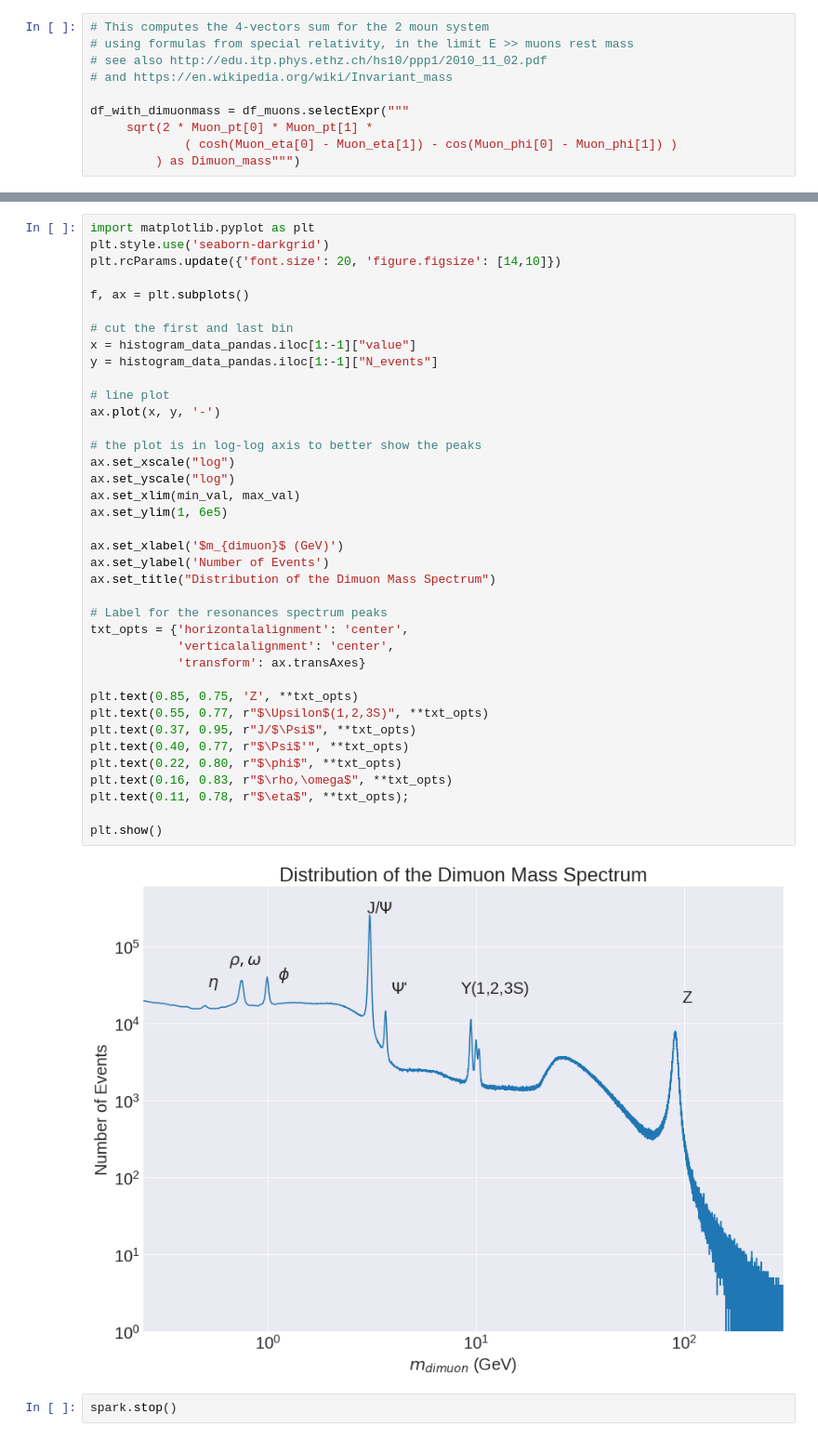
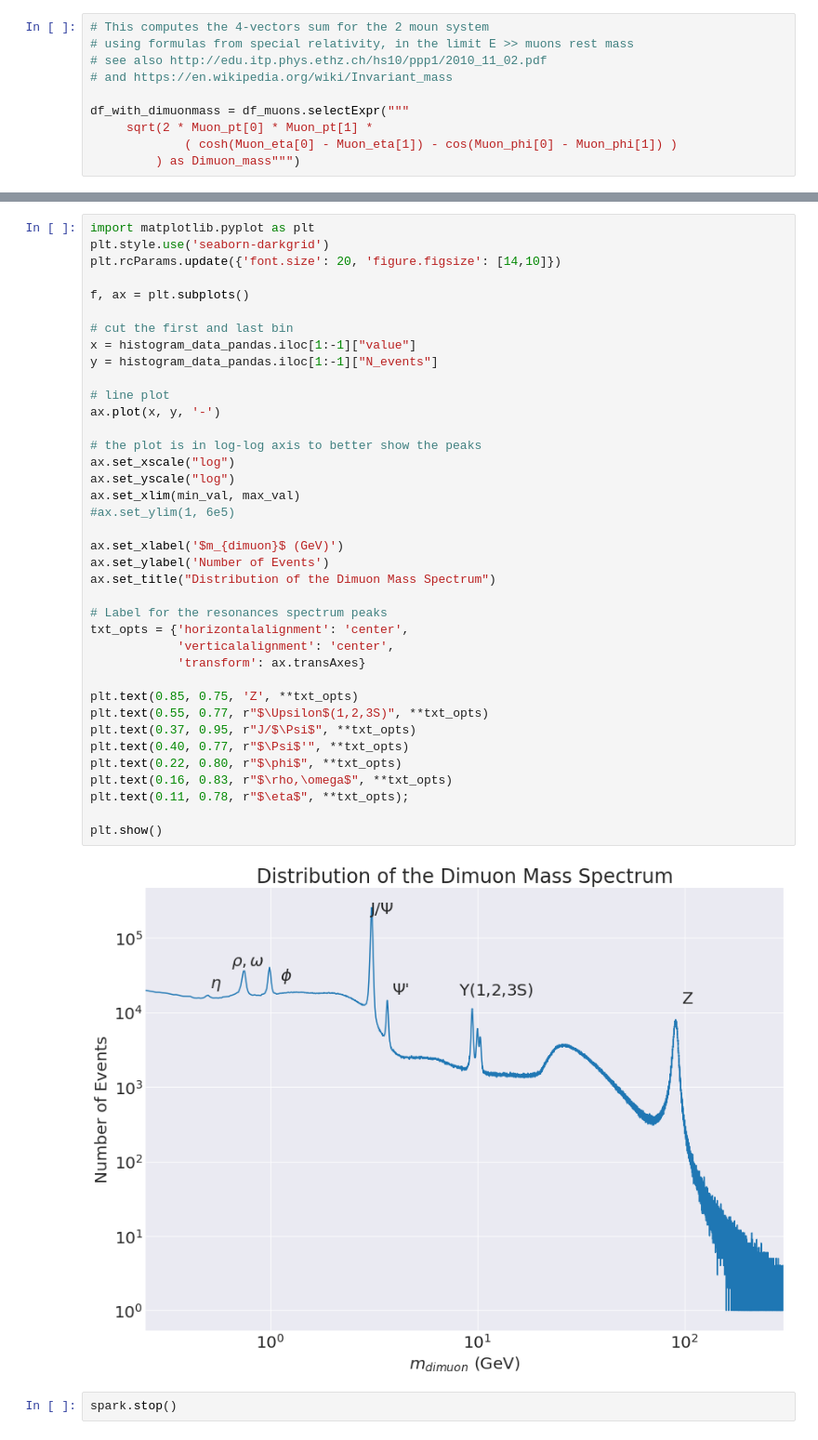
Before and after one commit to LucaCanali/Miscellaneous, a Jupyter notebook: Spark_Physics/Dimuon_mass_spectrum/Dimuon_mass_spectrum_histogram_Spark_DataFrame_CERNSWAN_version.ipynb, the cells around one changed output, grey strips where cells are left out. Shown at 93% size. Drawn from its saved outputs; the diff is of its cells as text.

```diff
--- a/Spark_Physics/Dimuon_mass_spectrum/Dimuon_mass_spectrum_histogram_Spark_DataFrame_CERNSWAN_version.ipynb
+++ b/Spark_Physics/Dimuon_mass_spectrum/Dimuon_mass_spectrum_histogram_Spark_DataFrame_CERNSWAN_version.ipynb
@@ -121,34 +144,34 @@ f, ax = plt.subplots()
 x = histogram_data_pandas.iloc[1:-1]["value"]
 y = histogram_data_pandas.iloc[1:-1]["N_events"]
 
 # line plot
 ax.plot(x, y, '-')
 
 # the plot is in log-log axis to better show the peaks
 ax.set_xscale("log")
 ax.set_yscale("log")
 ax.set_xlim(min_val, max_val)
-ax.set_ylim(1, 6e5)
+#ax.set_ylim(1, 6e5)
 
 ax.set_xlabel('$m_{dimuon}$ (GeV)')
 ax.set_ylabel('Number of Events')
 ax.set_title("Distribution of the Dimuon Mass Spectrum")
 
 # Label for the resonances spectrum peaks
 txt_opts = {'horizontalalignment': 'center',
             'verticalalignment': 'center',
             'transform': ax.transAxes}
 
 plt.text(0.85, 0.75, 'Z', **txt_opts)
 plt.text(0.55, 0.77, r"$\Upsilon$(1,2,3S)", **txt_opts)
 plt.text(0.37, 0.95, r"J/$\Psi$", **txt_opts)
 plt.text(0.40, 0.77, r"$\Psi$'", **txt_opts)
 plt.text(0.22, 0.80, r"$\phi$", **txt_opts)
 plt.text(0.16, 0.83, r"$\rho,\omega$", **txt_opts)
 plt.text(0.11, 0.78, r"$\eta$", **txt_opts);
 
 plt.show()
 # %% [output]
-[figure, old version]
+[figure, new version]
 # %%
 spark.stop()
```
Also changed, not shown: parts of 8 cells of this notebook.
